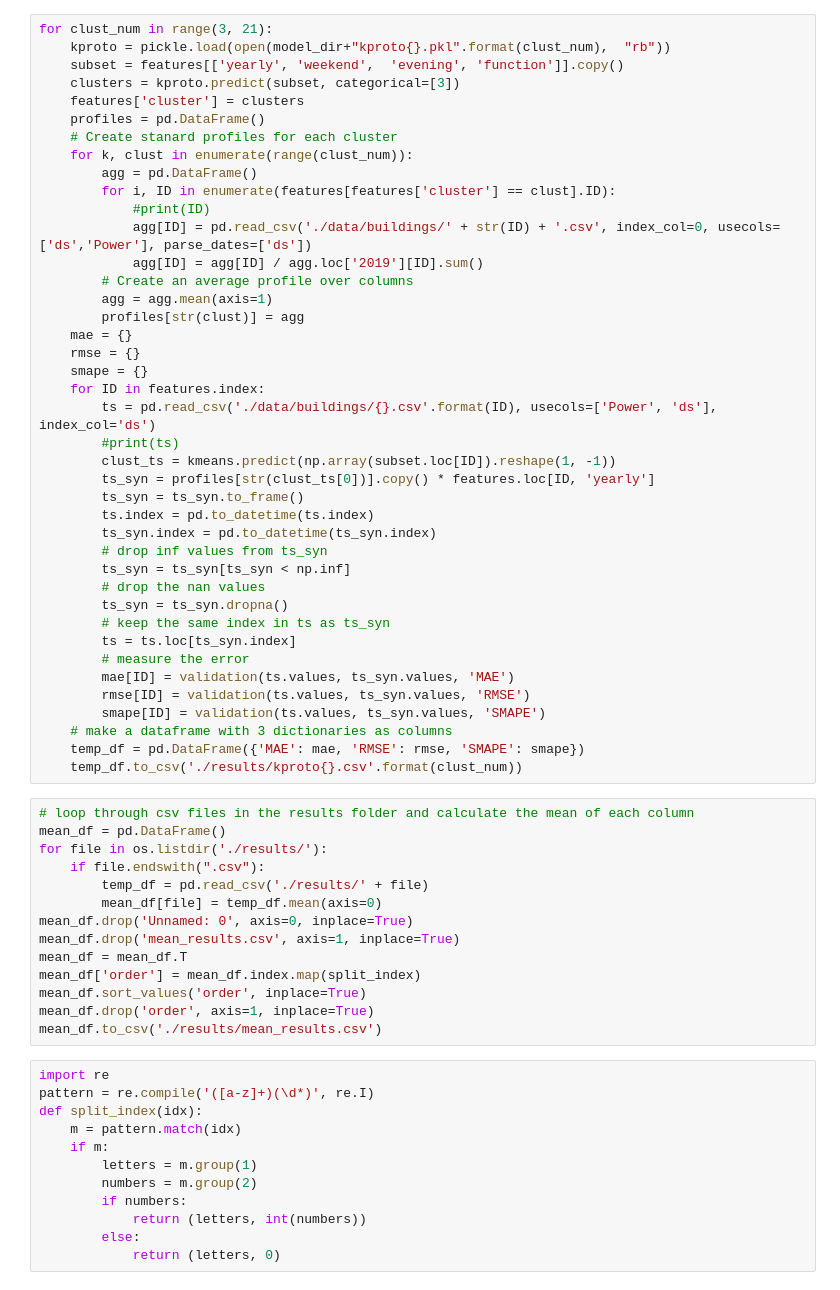
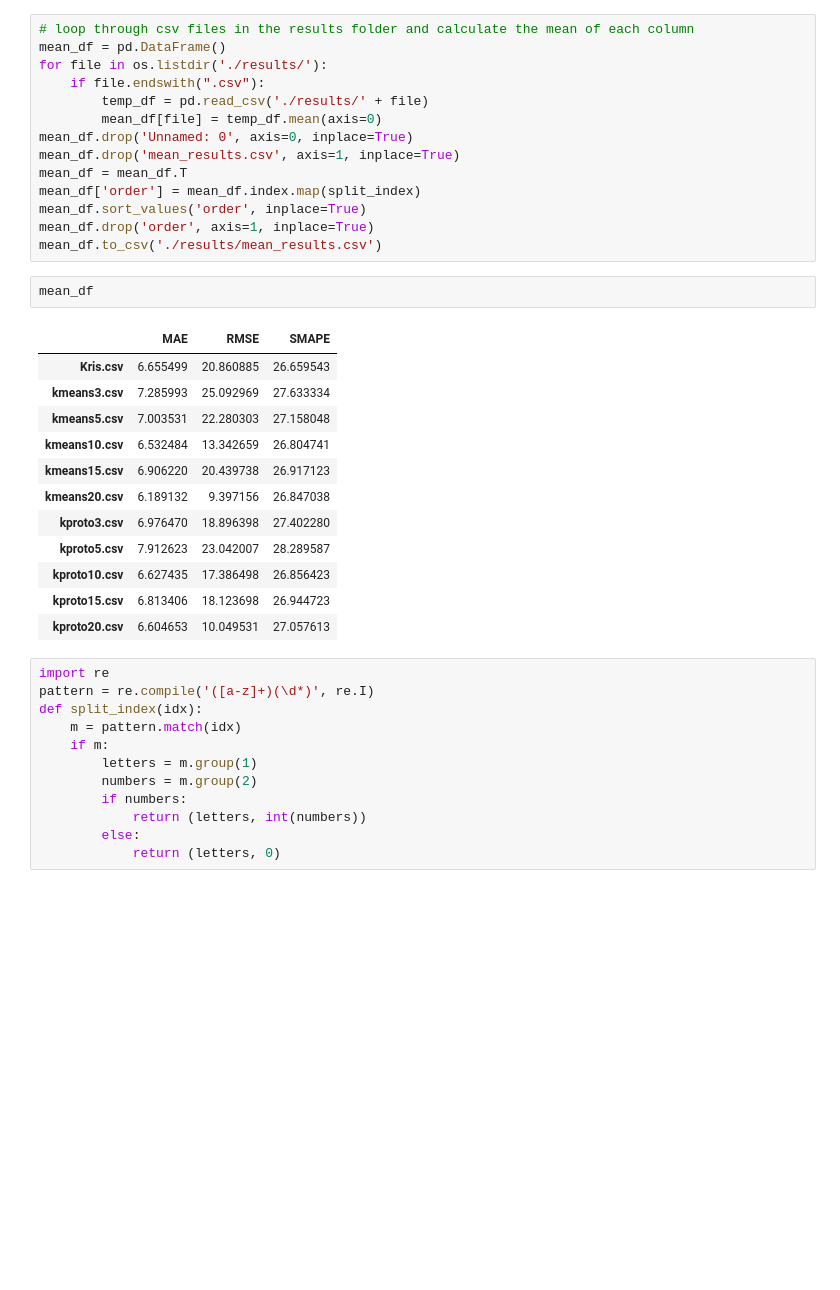
Before and after one commit to EVERGi/SLP_generator, a Jupyter notebook: notebooks/evaluation.ipynb, the cells around one changed output. Saved outputs shown, nothing was run; the diff lists cells and outputs as text; blank space fills up the shorter version.

```diff
--- a/notebooks/evaluation.ipynb
+++ b/notebooks/evaluation.ipynb
@@ -165,44 +138,3 @@ for clust_num in range(3, 21):
-# %%
-for clust_num in range(3, 21):
-    kproto = pickle.load(open(model_dir+"kproto{}.pkl".format(clust_num),  "rb"))
-    subset = features[['yearly', 'weekend',  'evening', 'function']].copy()
-    clusters = kproto.predict(subset, categorical=[3])
-    features['cluster'] = clusters
-    profiles = pd.DataFrame()
-    # Create stanard profiles for each cluster
-    for k, clust in enumerate(range(clust_num)):
-        agg = pd.DataFrame()
-        for i, ID in enumerate(features[features['cluster'] == clust].ID):
-            #print(ID)
-            agg[ID] = pd.read_csv('./data/buildings/' + str(ID) + '.csv', index_col=0, usecols=['ds','Power'], parse_dates=['ds'])
-            agg[ID] = agg[ID] / agg.loc['2019'][ID].sum()
-        # Create an average profile over columns
-        agg = agg.mean(axis=1)
-        profiles[str(clust)] = agg
-    mae = {}
-    rmse = {}
-    smape = {}
-    for ID in features.index:
-        ts = pd.read_csv('./data/buildings/{}.csv'.format(ID), usecols=['Power', 'ds'], index_col='ds')
-        #print(ts)
-        clust_ts = kmeans.predict(np.array(subset.loc[ID]).reshape(1, -1))
-        ts_syn = profiles[str(clust_ts[0])].copy() * features.loc[ID, 'yearly']
-        ts_syn = ts_syn.to_frame()
-        ts.index = pd.to_datetime(ts.index)
-        ts_syn.index = pd.to_datetime(ts_syn.index)
-        # drop inf values from ts_syn
-        ts_syn = ts_syn[ts_syn < np.inf]
-        # drop the nan values
-        ts_syn = ts_syn.dropna()
-        # keep the same index in ts as ts_syn
-        ts = ts.loc[ts_syn.index]
-        # measure the error
-        mae[ID] = validation(ts.values, ts_syn.values, 'MAE')
-        rmse[ID] = validation(ts.values, ts_syn.values, 'RMSE')
-        smape[ID] = validation(ts.values, ts_syn.values, 'SMAPE')
-    # make a dataframe with 3 dictionaries as columns
-    temp_df = pd.DataFrame({'MAE': mae, 'RMSE': rmse, 'SMAPE': smape})
-    temp_df.to_csv('./results/kproto{}.csv'.format(clust_num))
 # %%
 # loop through csv files in the results folder and calculate the mean of each column
 mean_df = pd.DataFrame()
@@ -217,6 +149,21 @@ mean_df['order'] = mean_df.index.map(split_index)
 mean_df.sort_values('order', inplace=True)
 mean_df.drop('order', axis=1, inplace=True)
 mean_df.to_csv('./results/mean_results.csv')
+# %%
+mean_df
+# %% [output]
+|  | MAE | RMSE | SMAPE |
+| Kris.csv | 6.655499 | 20.860885 | 26.659543 |
+| kmeans3.csv | 7.285993 | 25.092969 | 27.633334 |
+| kmeans5.csv | 7.003531 | 22.280303 | 27.158048 |
+| kmeans10.csv | 6.532484 | 13.342659 | 26.804741 |
+| kmeans15.csv | 6.906220 | 20.439738 | 26.917123 |
+| kmeans20.csv | 6.189132 | 9.397156 | 26.847038 |
+| kproto3.csv | 6.976470 | 18.896398 | 27.402280 |
+| kproto5.csv | 7.912623 | 23.042007 | 28.289587 |
+| kproto10.csv | 6.627435 | 17.386498 | 26.856423 |
+| kproto15.csv | 6.813406 | 18.123698 | 26.944723 |
+| kproto20.csv | 6.604653 | 10.049531 | 27.057613 |
 # %%
 import re
 pattern = re.compile('([a-z]+)(\d*)', re.I)
```
Also changed, not shown: parts of 9 cells of this notebook, 4 other files.
